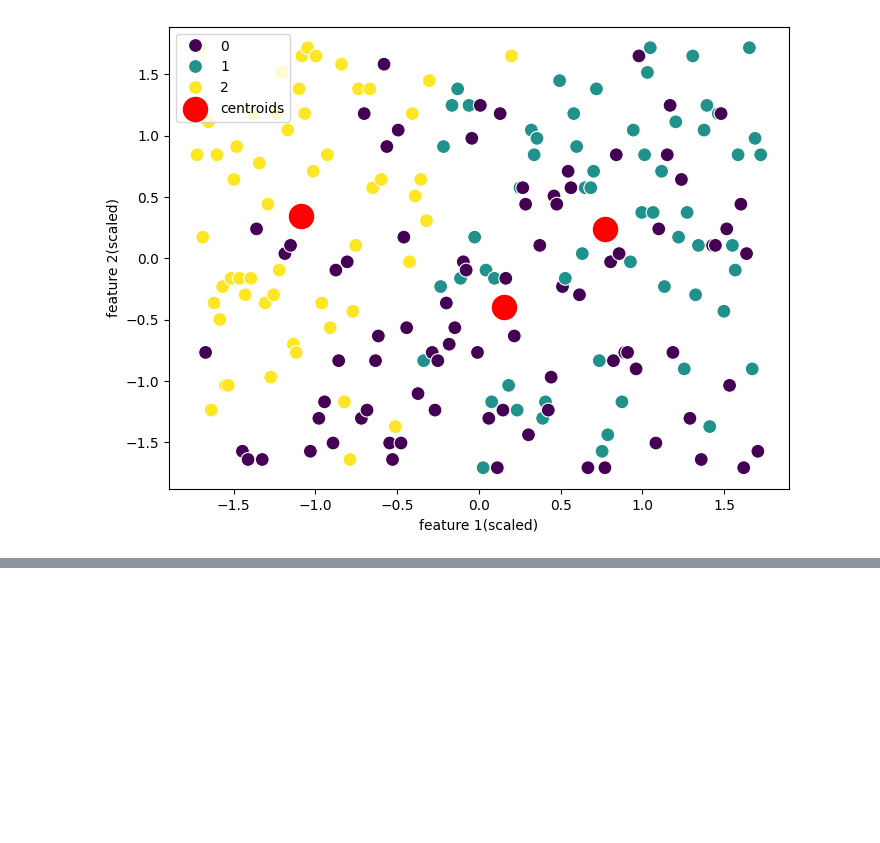
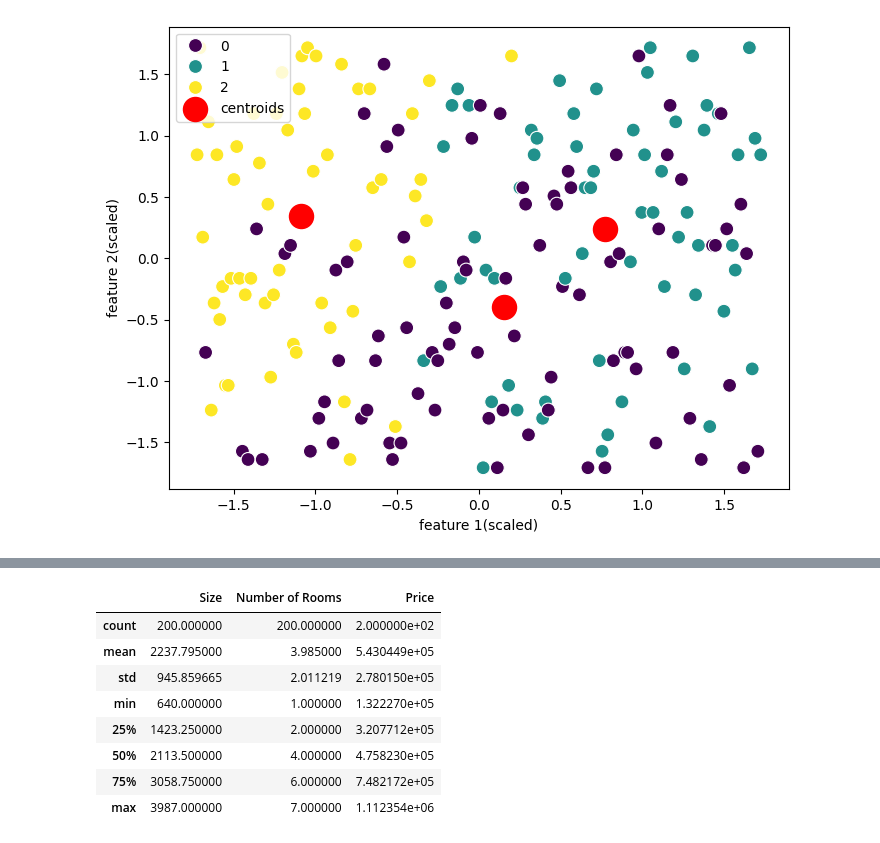
Before and after one commit to Pravallika-02-datascience/Internship, a Jupyter notebook: Mainflowintern.ipynb, the cells around one changed output, grey strips where cells are left out. Cells and saved outputs as stored; diff of their text form; code cells hidden in the pictures; blank space fills up the shorter version.

```diff
--- a/Mainflowintern.ipynb
+++ b/Mainflowintern.ipynb
@@ -502,0 +584,12 @@ plt.show()
+# %%
+P.describe()
+# %% [output]
+|  | Size | Number of Rooms | Price |
+| count | 200.000000 | 200.000000 | 2.000000e+02 |
+| mean | 2237.795000 | 3.985000 | 5.430449e+05 |
+| std | 945.859665 | 2.011219 | 2.780150e+05 |
+| min | 640.000000 | 1.000000 | 1.322270e+05 |
+| 25% | 1423.250000 | 2.000000 | 3.207712e+05 |
+| 50% | 2113.500000 | 4.000000 | 4.758230e+05 |
+| 75% | 3058.750000 | 6.000000 | 7.482172e+05 |
+| max | 3987.000000 | 7.000000 | 1.112354e+06 |
```
Also changed, not shown: parts of 18 cells of this notebook.
